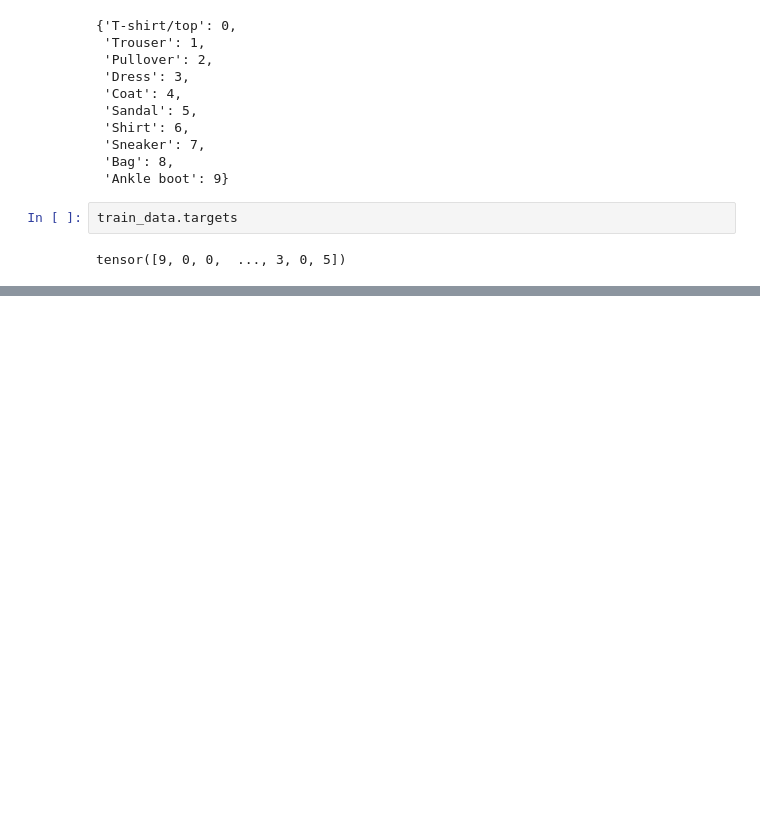
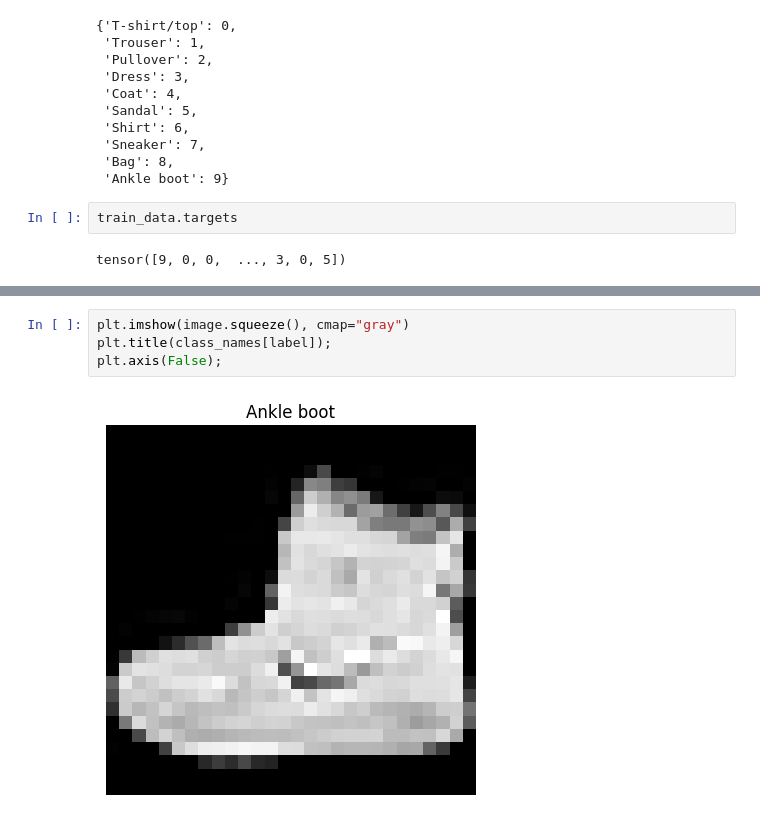
Before and after one commit to yungshun317/torch-dnn, a Jupyter notebook: computer_vision.ipynb, the cells around one changed output, grey strips where cells are left out. Cells and saved outputs as stored; diff of their text form; blank space fills up the shorter version.

```diff
--- a/computer_vision.ipynb
+++ b/computer_vision.ipynb
@@ -131,0 +145,6 @@ dir(datasets.FashionMNIST)
+# %%
+plt.imshow(image.squeeze(), cmap="gray")
+plt.title(class_names[label]);
+plt.axis(False);
+# %% [output]
+[figure, added]
```
Also changed, not shown: parts of 11 cells of this notebook.
